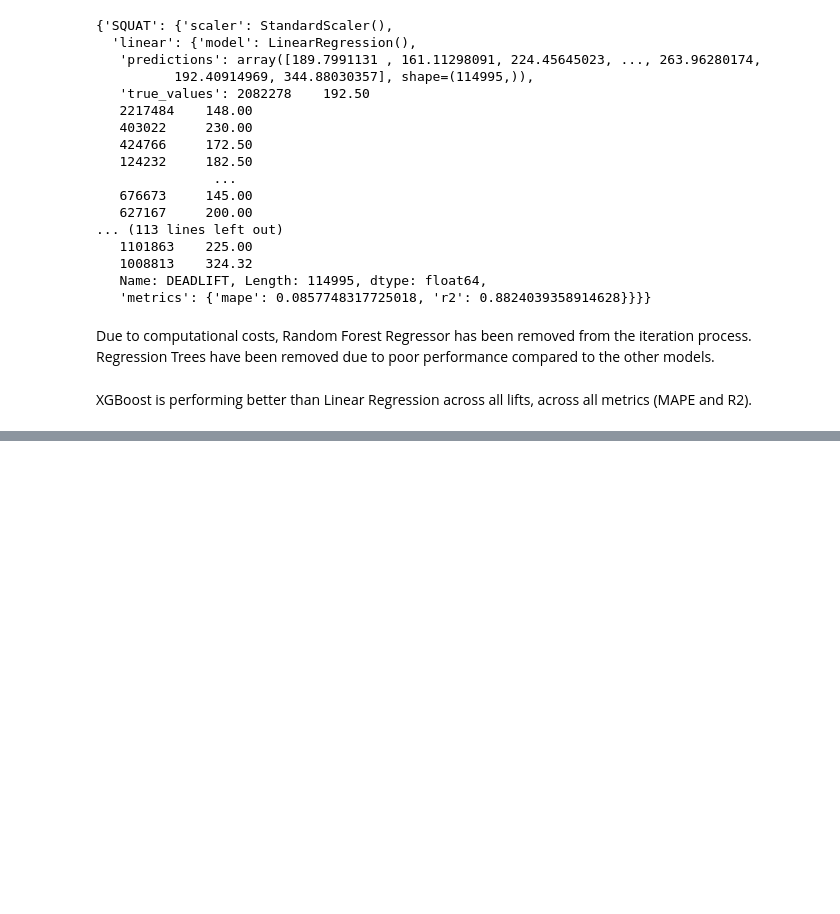
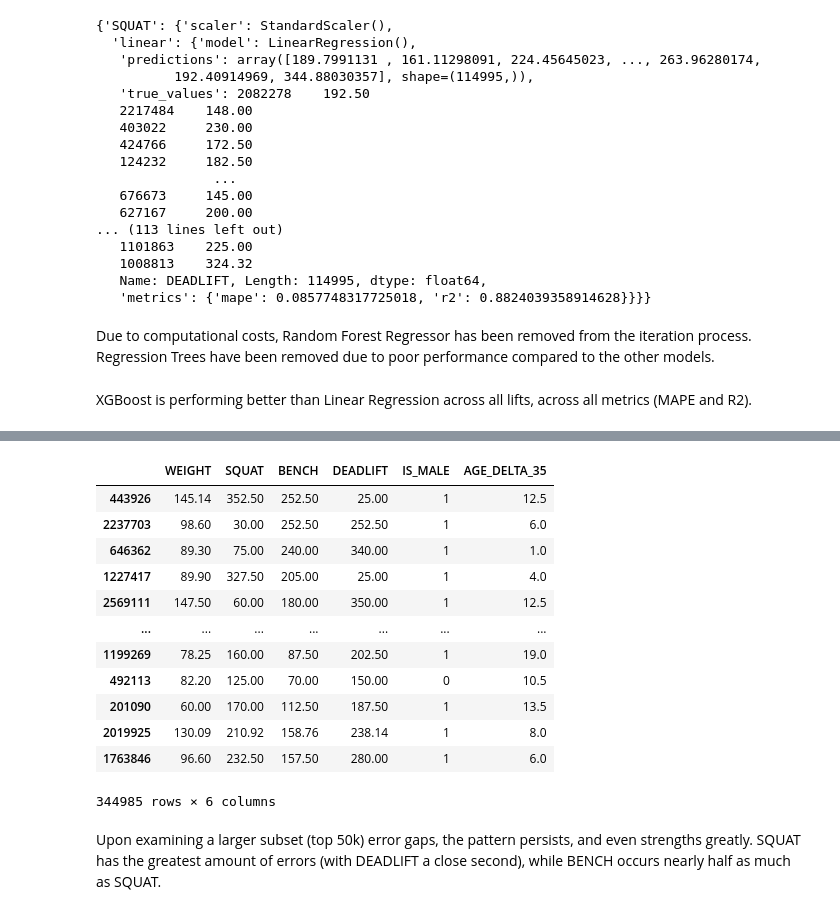
Before and after one commit to Tahsin-T-Ahmed/powerlift-predictor-ai, a Jupyter notebook: analysis.ipynb, the cells around one changed output, grey strips where cells are left out. Saved outputs shown, nothing was run; the diff lists cells and outputs as text; code cells hidden in the pictures; blank space fills up the shorter version.

```diff
--- a/analysis.ipynb
+++ b/analysis.ipynb
@@ -1012,0 +1093,21 @@ XGBoost is performing better than Linear Regression across all lifts, across all
+# %%
+gap_samples = df.loc[top_gaps.index, :]
+
+gap_samples
+# %% [output]
+|  | WEIGHT | SQUAT | BENCH | DEADLIFT | IS_MALE | AGE_DELTA_35 |
+| 443926 | 145.14 | 352.50 | 252.50 | 25.00 | 1 | 12.5 |
+| 2237703 | 98.60 | 30.00 | 252.50 | 252.50 | 1 | 6.0 |
+| 646362 | 89.30 | 75.00 | 240.00 | 340.00 | 1 | 1.0 |
+| 1227417 | 89.90 | 327.50 | 205.00 | 25.00 | 1 | 4.0 |
+| 2569111 | 147.50 | 60.00 | 180.00 | 350.00 | 1 | 12.5 |
+| ... | ... | ... | ... | ... | ... | ... |
+| 1199269 | 78.25 | 160.00 | 87.50 | 202.50 | 1 | 19.0 |
+| 492113 | 82.20 | 125.00 | 70.00 | 150.00 | 0 | 10.5 |
+| 201090 | 60.00 | 170.00 | 112.50 | 187.50 | 1 | 13.5 |
+| 2019925 | 130.09 | 210.92 | 158.76 | 238.14 | 1 | 8.0 |
+| 1763846 | 96.60 | 232.50 | 157.50 | 280.00 | 1 | 6.0 |
+344985 rows × 6 columns
+# %% [markdown]
+Upon examining a larger subset (top 50k) error gaps, the pattern persists, and even strengths greatly.
+SQUAT has the greatest amount of errors (with DEADLIFT a close second), while BENCH occurs nearly half as much as SQUAT.
```
Also changed, not shown: parts of 11 cells of this notebook.
